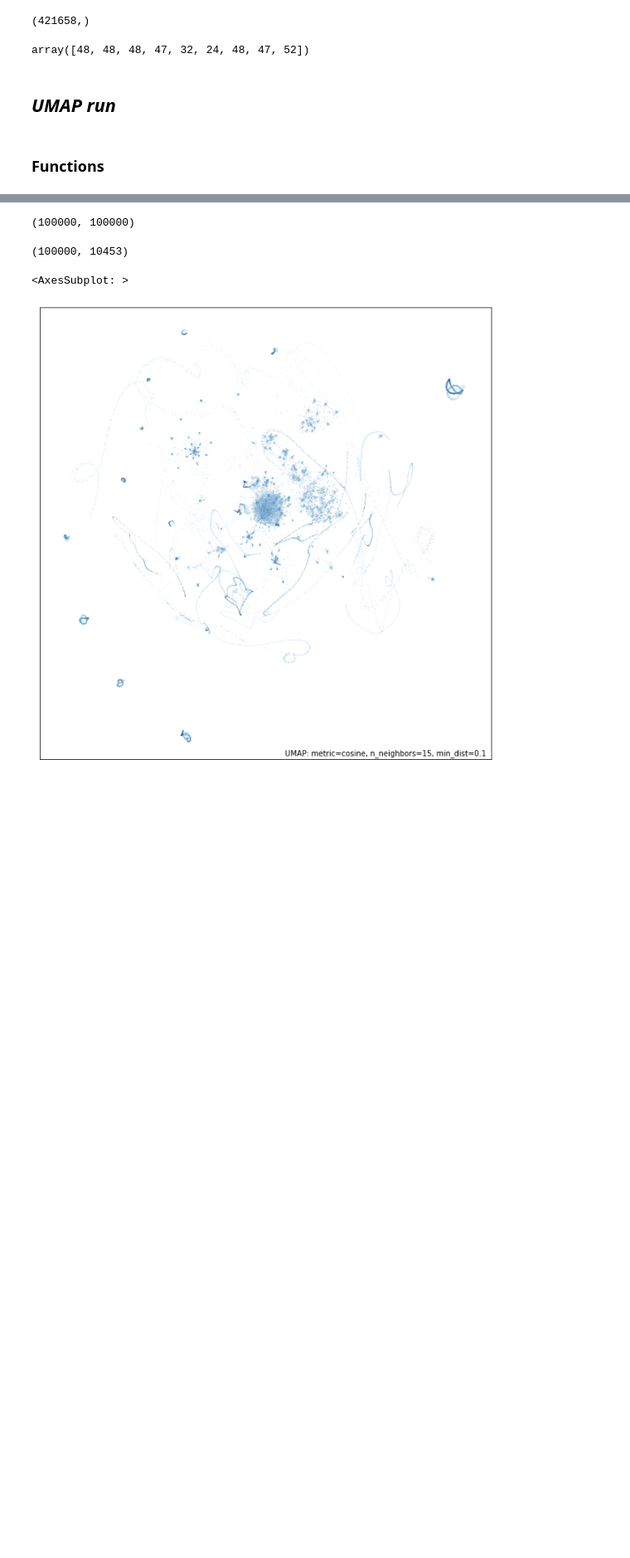
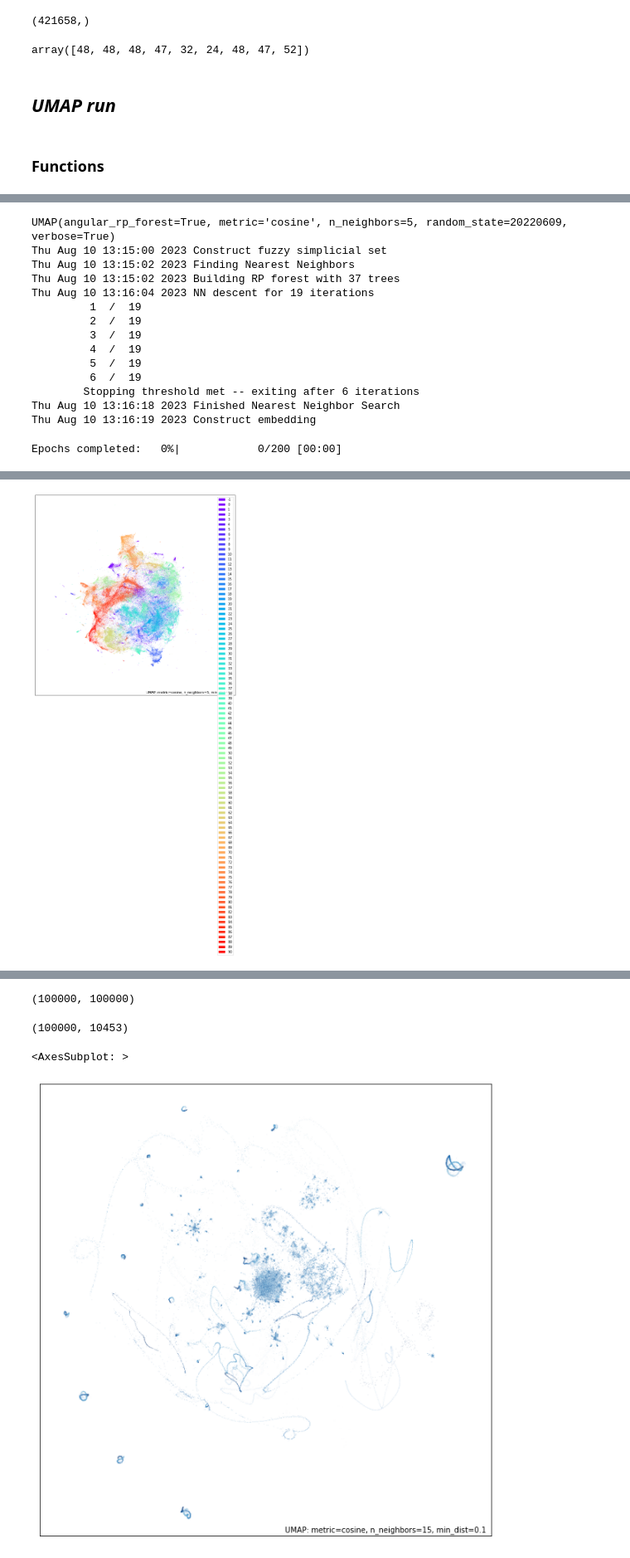
Before and after one commit to ShiuLab/plant_sci_hist, a Jupyter notebook: 4_topic_model/script_4_6_umap.ipynb, the cells around one changed output, grey strips where cells are left out. Shown at 83% size. Drawn from its saved outputs; the diff is of its cells as text; code cells hidden in the pictures; blank space fills up the shorter version.

```diff
--- a/4_topic_model/script_4_6_umap.ipynb
+++ b/4_topic_model/script_4_6_umap.ipynb
@@ -192,0 +264,20 @@ plot_each(mapper_dir, mapper_def, topics_array, ckeys)
+# %%
+mapper_dir3 = work_dir / '_umap_nn5'
+mapper_def3 = get_mapper(mapper_dir3, n_neighbors=5)
+plot_overall(mapper_dir3, mapper_def3, topics_array, ckeys)
+# %% [output]
+UMAP(angular_rp_forest=True, metric='cosine', n_neighbors=5, random_state=20220609, verbose=True)
+Thu Aug 10 13:15:00 2023 Construct fuzzy simplicial set
+Thu Aug 10 13:15:02 2023 Finding Nearest Neighbors
+Thu Aug 10 13:15:02 2023 Building RP forest with 37 trees
+Thu Aug 10 13:16:04 2023 NN descent for 19 iterations
+         1  /  19
+         2  /  19
+         3  /  19
+         4  /  19
+         5  /  19
+         6  /  19
+        Stopping threshold met -- exiting after 6 iterations
+Thu Aug 10 13:16:18 2023 Finished Nearest Neighbor Search
+Thu Aug 10 13:16:19 2023 Construct embedding
+Epochs completed:   0%|            0/200 [00:00]
@@ -192,0 +293 @@ plot_each(mapper_dir, mapper_def, topics_array, ckeys)
+[figure, added]
```
Also changed, not shown: parts of 33 cells of this notebook, 4 other files.
